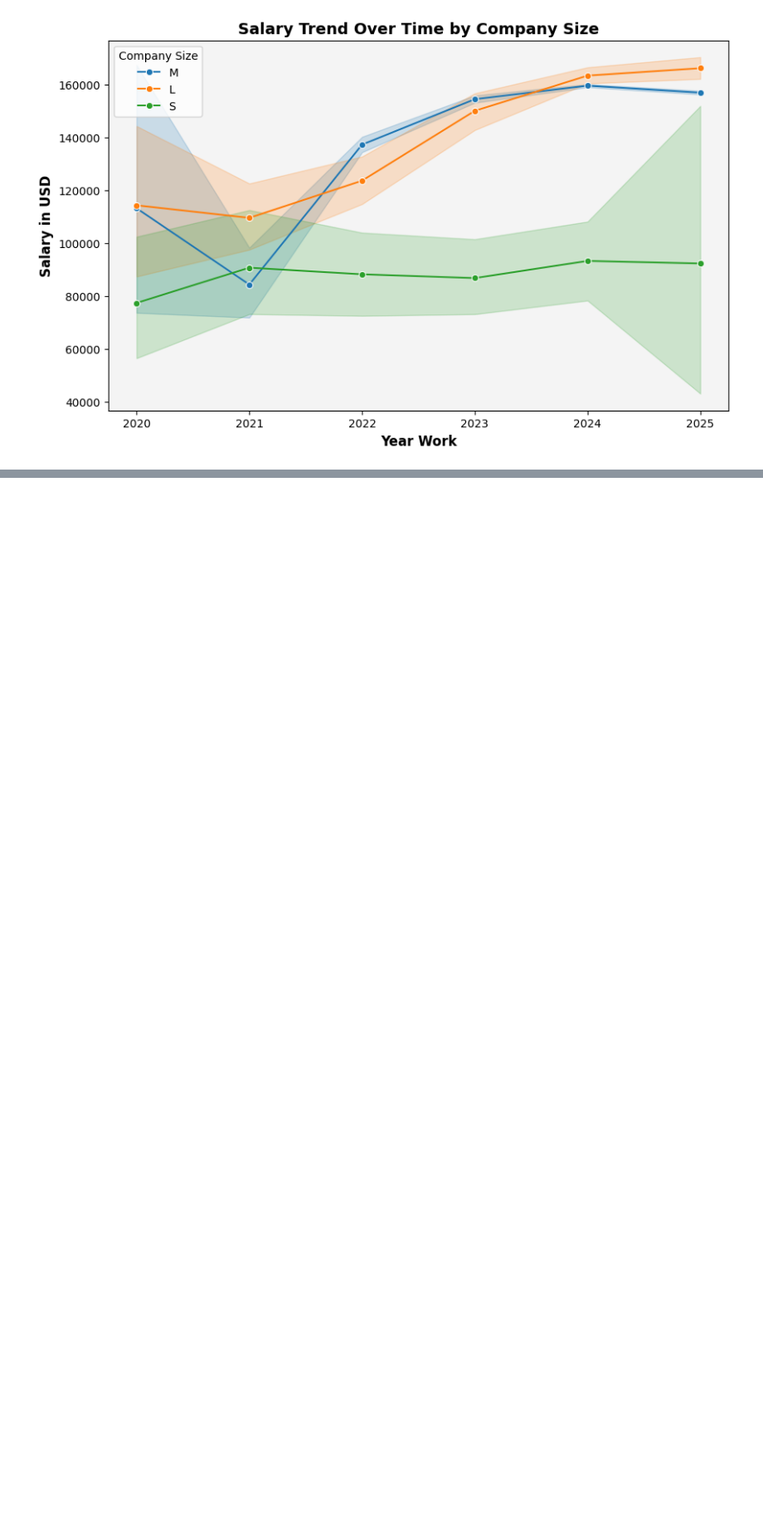
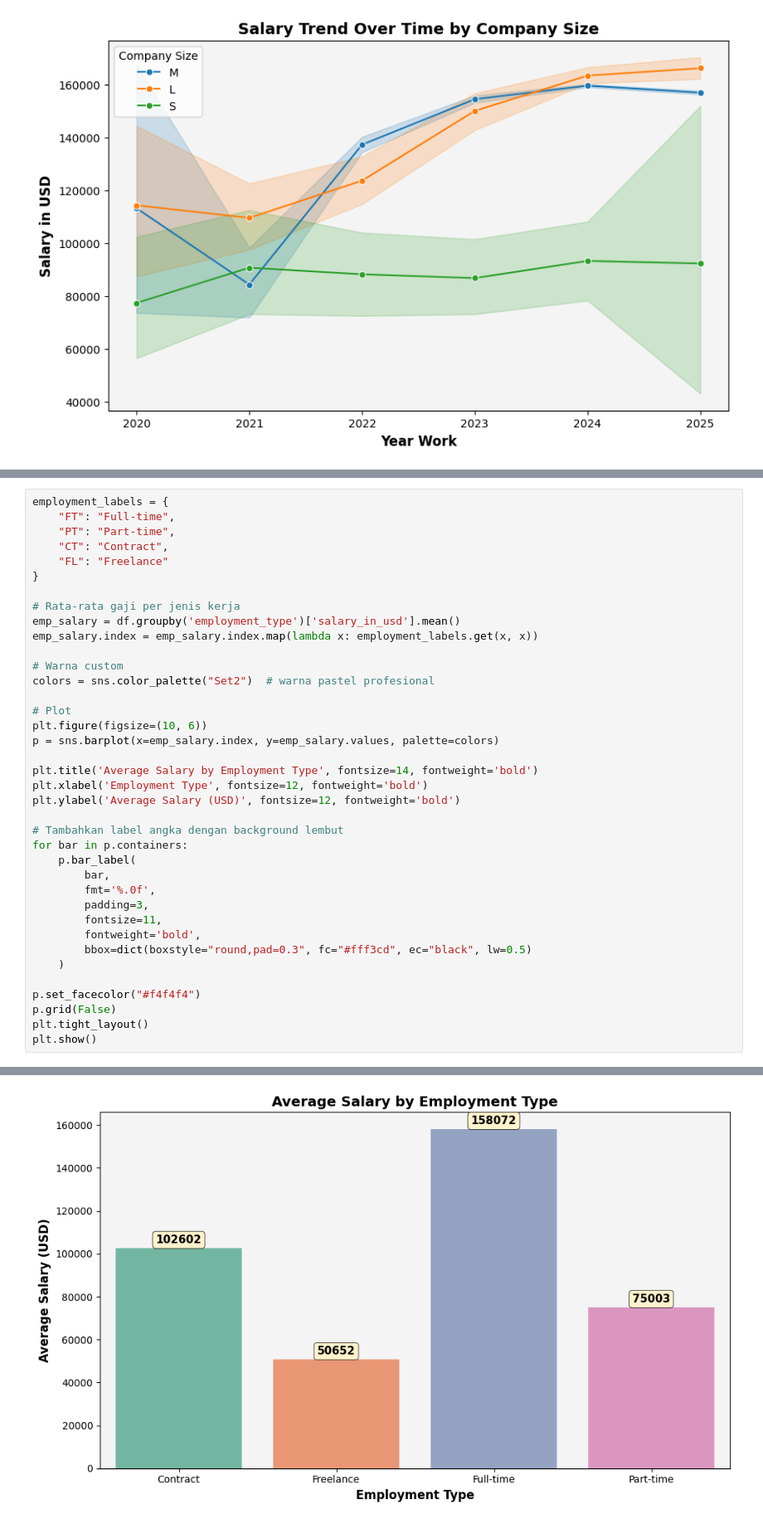
Before and after one commit to TsangCahya/ds-project, a Jupyter notebook: Lidia.ipynb, the cells around one changed output, grey strips where cells are left out. Shown at 83% size. Saved outputs shown, nothing was run; the diff lists cells and outputs as text; blank space fills up the shorter version.

```diff
--- a/Lidia.ipynb
+++ b/Lidia.ipynb
@@ -392,0 +437,39 @@ plt.show()
+# %%
+employment_labels = {
+    "FT": "Full-time",
+    "PT": "Part-time",
+    "CT": "Contract",
+    "FL": "Freelance"
+}
+
+# Rata-rata gaji per jenis kerja
+emp_salary = df.groupby('employment_type')['salary_in_usd'].mean()
+emp_salary.index = emp_salary.index.map(lambda x: employment_labels.get(x, x))
+
+# Warna custom
+colors = sns.color_palette("Set2")  # warna pastel profesional
+
+# Plot
+plt.figure(figsize=(10, 6))
+p = sns.barplot(x=emp_salary.index, y=emp_salary.values, palette=colors)
+
+plt.title('Average Salary by Employment Type', fontsize=14, fontweight='bold')
+plt.xlabel('Employment Type', fontsize=12, fontweight='bold')
+plt.ylabel('Average Salary (USD)', fontsize=12, fontweight='bold')
+
+# Tambahkan label angka dengan background lembut
+for bar in p.containers:
+    p.bar_label(
+        bar,
+        fmt='%.0f',
+        padding=3,
+        fontsize=11,
+        fontweight='bold',
+        bbox=dict(boxstyle="round,pad=0.3", fc="#fff3cd", ec="black", lw=0.5)
+    )
+
+p.set_facecolor("#f4f4f4")
+p.grid(False)
+plt.tight_layout()
+plt.show()
+# %% [output]
@@ -392,0 +481 @@ plt.show()
+[figure, added]
```
Also changed, not shown: parts of 4 cells of this notebook.
